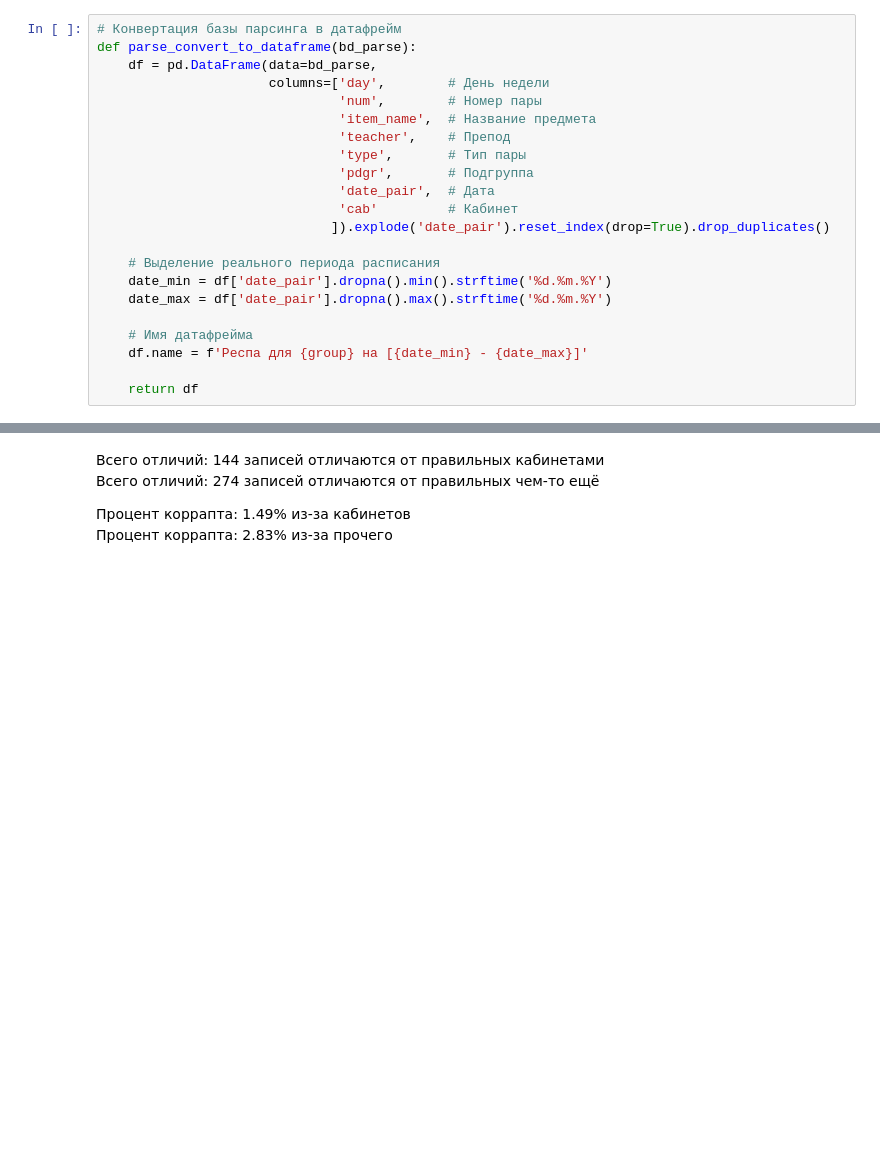
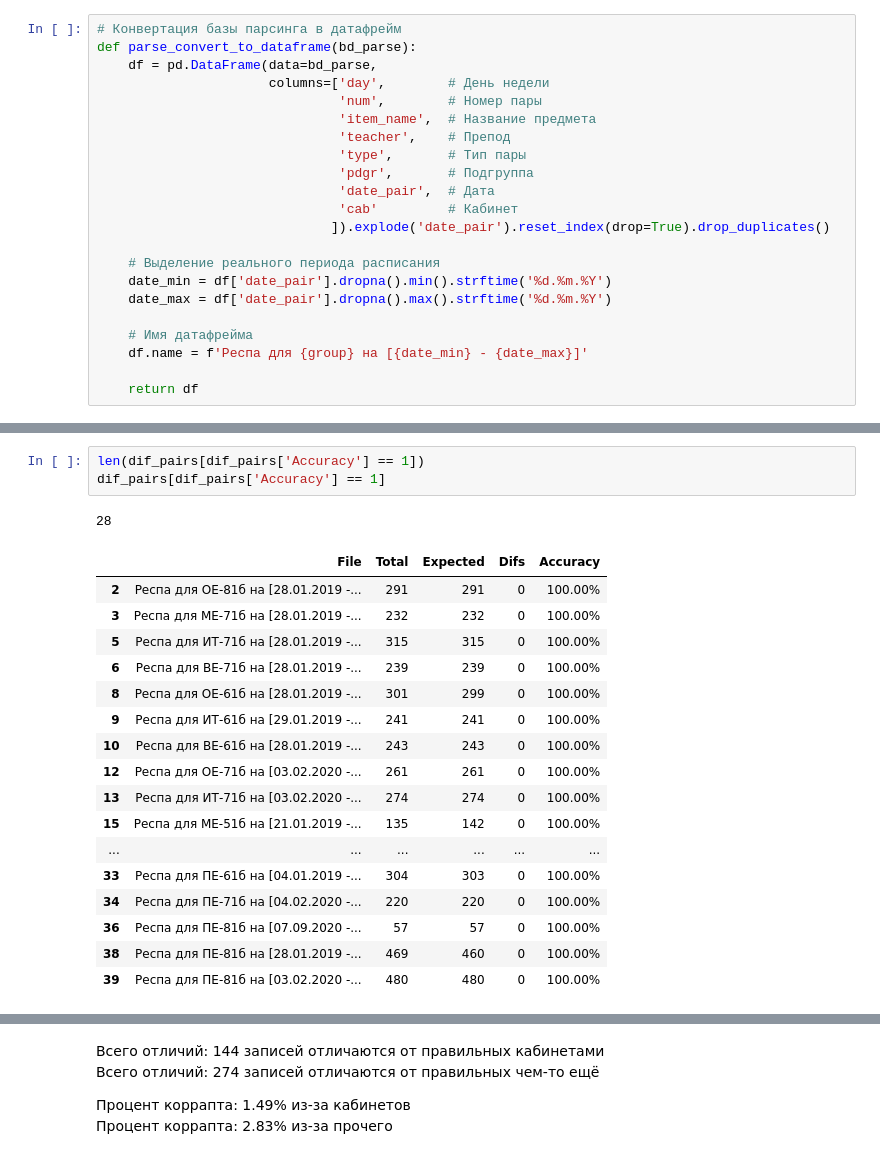
Before and after one commit to DK905/CoolResp, a Jupyter notebook: test_parser.ipynb, the cells around one changed output, grey strips where cells are left out. Drawn from its saved outputs; the diff is of its cells as text; blank space fills up the shorter version.

```diff
--- a/test_parser.ipynb
+++ b/test_parser.ipynb
@@ -209,0 +235,22 @@ print(f'Точность: «{1 - (diffs_full - diffs_cabs):.2%}» без учё
+# %%
+len(dif_pairs[dif_pairs['Accuracy'] == 1])
+dif_pairs[dif_pairs['Accuracy'] == 1]
+# %% [output]
+28
+|  | File | Total | Expected | Difs | Accuracy |
+| 2 | Респа для ОЕ-81б на [28.01.2019 -... | 291 | 291 | 0 | 100.00% |
+| 3 | Респа для МЕ-71б на [28.01.2019 -... | 232 | 232 | 0 | 100.00% |
+| 5 | Респа для ИТ-71б на [28.01.2019 -... | 315 | 315 | 0 | 100.00% |
+| 6 | Респа для ВЕ-71б на [28.01.2019 -... | 239 | 239 | 0 | 100.00% |
+| 8 | Респа для ОЕ-61б на [28.01.2019 -... | 301 | 299 | 0 | 100.00% |
+| 9 | Респа для ИТ-61б на [29.01.2019 -... | 241 | 241 | 0 | 100.00% |
+| 10 | Респа для ВЕ-61б на [28.01.2019 -... | 243 | 243 | 0 | 100.00% |
+| 12 | Респа для ОЕ-71б на [03.02.2020 -... | 261 | 261 | 0 | 100.00% |
+| 13 | Респа для ИТ-71б на [03.02.2020 -... | 274 | 274 | 0 | 100.00% |
+| 15 | Респа для МЕ-51б на [21.01.2019 -... | 135 | 142 | 0 | 100.00% |
+| ... | ... | ... | ... | ... | ... |
+| 33 | Респа для ПЕ-61б на [04.01.2019 -... | 304 | 303 | 0 | 100.00% |
+| 34 | Респа для ПЕ-71б на [04.02.2020 -... | 220 | 220 | 0 | 100.00% |
+| 36 | Респа для ПЕ-81б на [07.09.2020 -... | 57 | 57 | 0 | 100.00% |
+| 38 | Респа для ПЕ-81б на [28.01.2019 -... | 469 | 460 | 0 | 100.00% |
+| 39 | Респа для ПЕ-81б на [03.02.2020 -... | 480 | 480 | 0 | 100.00% |
```
Also changed, not shown: parts of 4 cells of this notebook, 5 other files.
